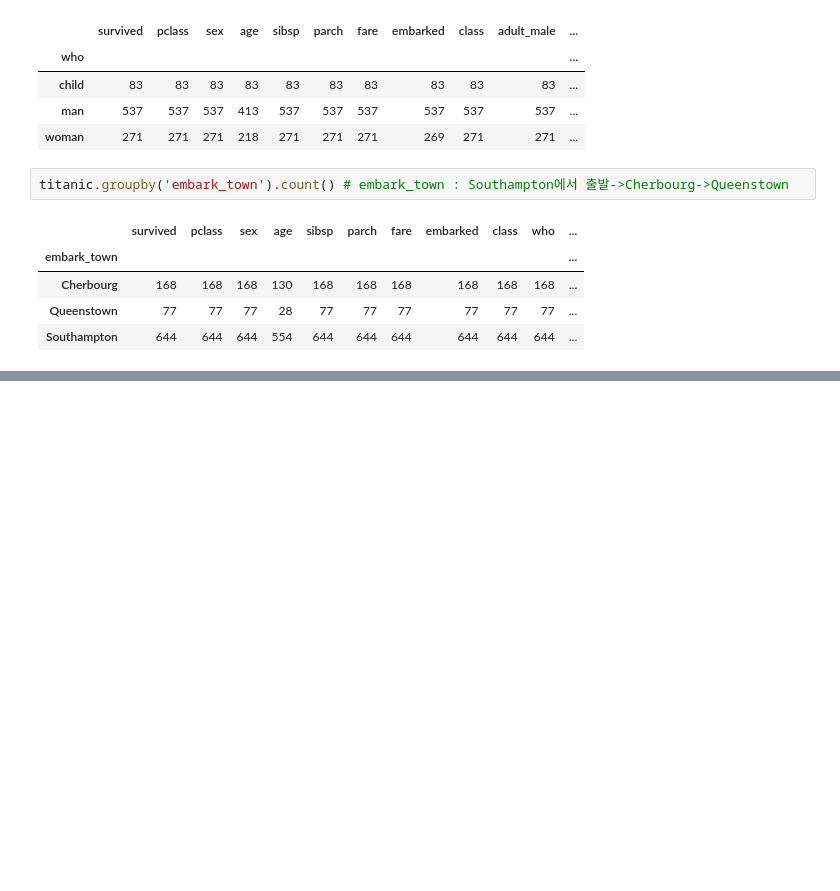
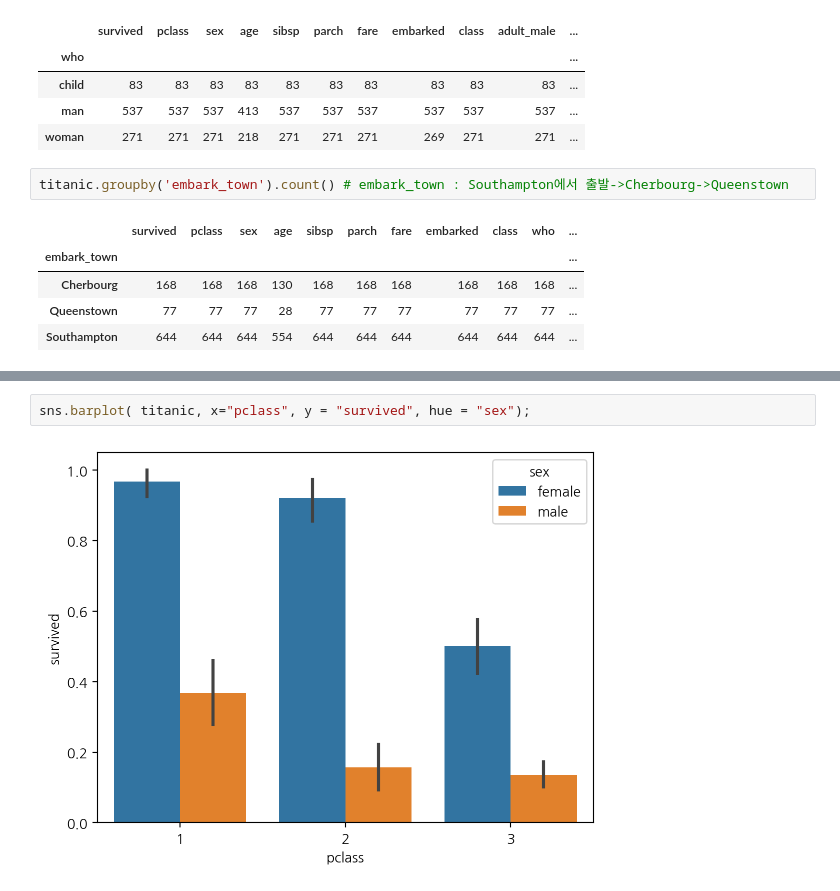
Before and after one commit to kingy0ujin/2024-1-my-BDA, a Jupyter notebook: inclass/02w_0319_tue_dataframe_basic.ipynb, the cells around one changed output, grey strips where cells are left out. Saved outputs shown, nothing was run; the diff lists cells and outputs as text; blank space fills up the shorter version.

```diff
--- a/inclass/02w_0319_tue_dataframe_basic.ipynb
+++ b/inclass/02w_0319_tue_dataframe_basic.ipynb
@@ -273,0 +300,4 @@ titanic.groupby('embark_town').count() # embark_town : Southampton에서 출발-
+# %%
+sns.barplot( titanic, x="pclass", y = "survived", hue = "sex");
+# %% [output]
+[figure, added]
```
Also changed, not shown: parts of 58 cells of this notebook.
